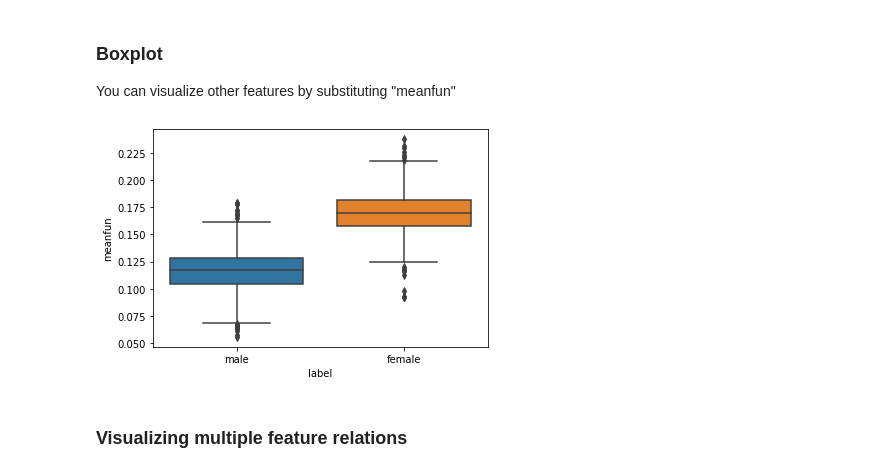
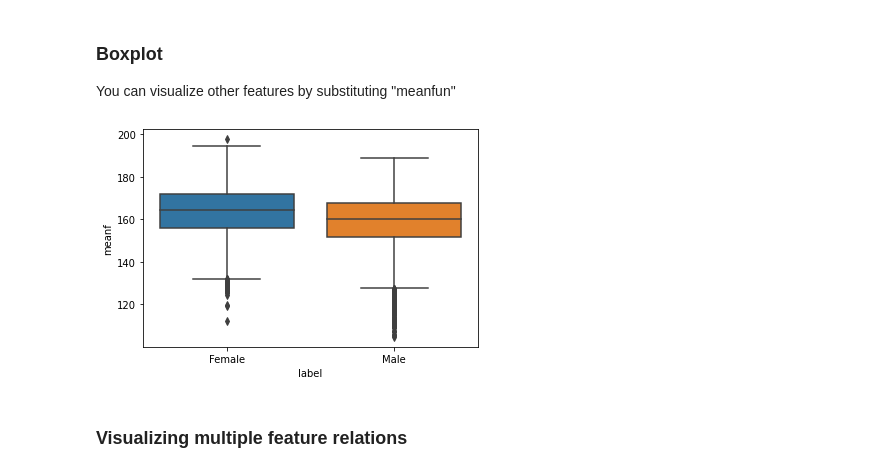
Before and after one commit to alenam0161/GenderRecognitionByVoice, a Jupyter notebook: Notebooks/Data Exploration.ipynb, the cells around one changed output. Drawn from its saved outputs; the diff is of its cells as text; code cells hidden in the pictures.

```diff
--- a/Notebooks/Data Exploration.ipynb
+++ b/Notebooks/Data Exploration.ipynb
@@ -15,6 +15,6 @@ import seaborn as sns
 # %% [markdown]
 ### Loading data
 # %%
-data = pd.read_csv('../Data/voice.csv')
+data = pd.read_csv('../Notebooks/ExtractedFeatures.csv')
 data.head()
 # %% [output]
@@ -56,2 +52,4 @@ data.shape
+# %%
+data.dropna(inplace=True)
 # %%
 print("Total number of labels: {}".format(data.shape[0]))
@@ -101,10 +106,10 @@ plt.show()
 ### Boxplot
 You can visualize other features by substituting "meanfun"
 # %%
-sns.boxplot(x="label",y="meanfun",data=data)
+sns.boxplot(x="label",y="meanf",data=data)
 plt.show()
 # %% [output]
-[figure, old version]
+[figure, new version]
 # %% [markdown]
 ### Visualizing multiple feature relations
 # %%
```
Also changed, not shown: parts of 13 cells of this notebook, 4 other files.
